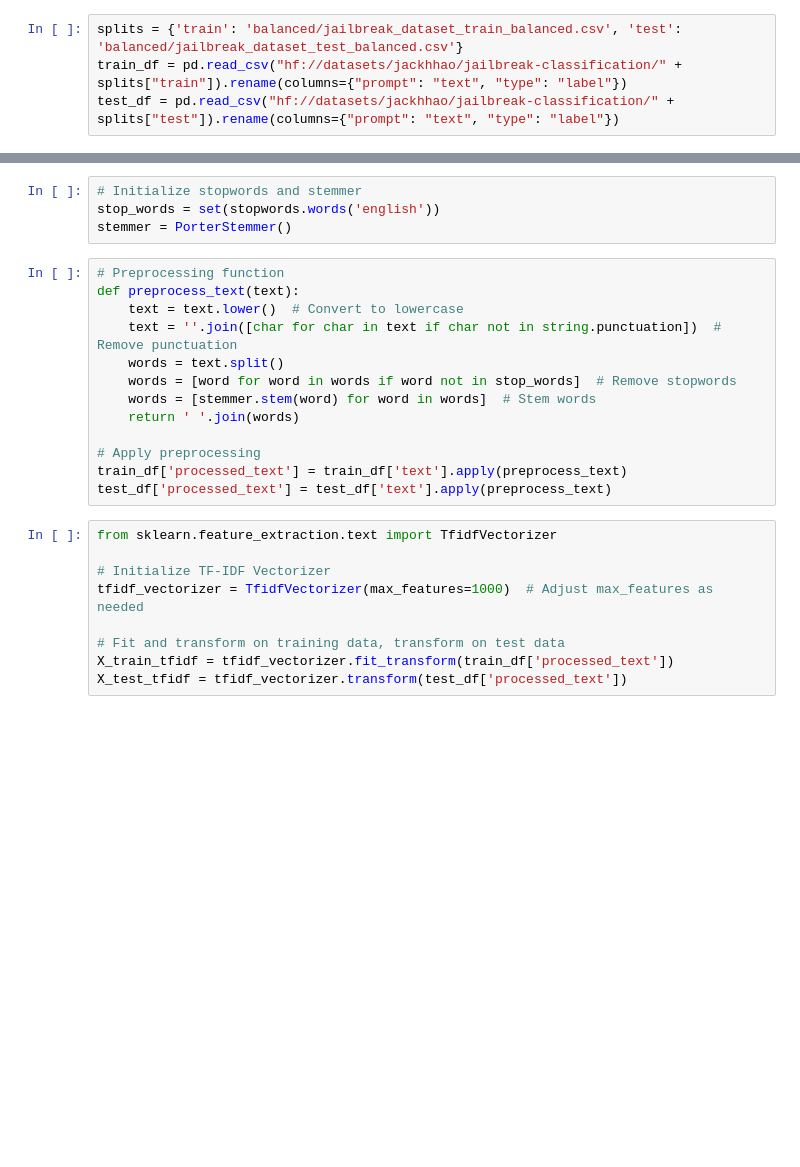
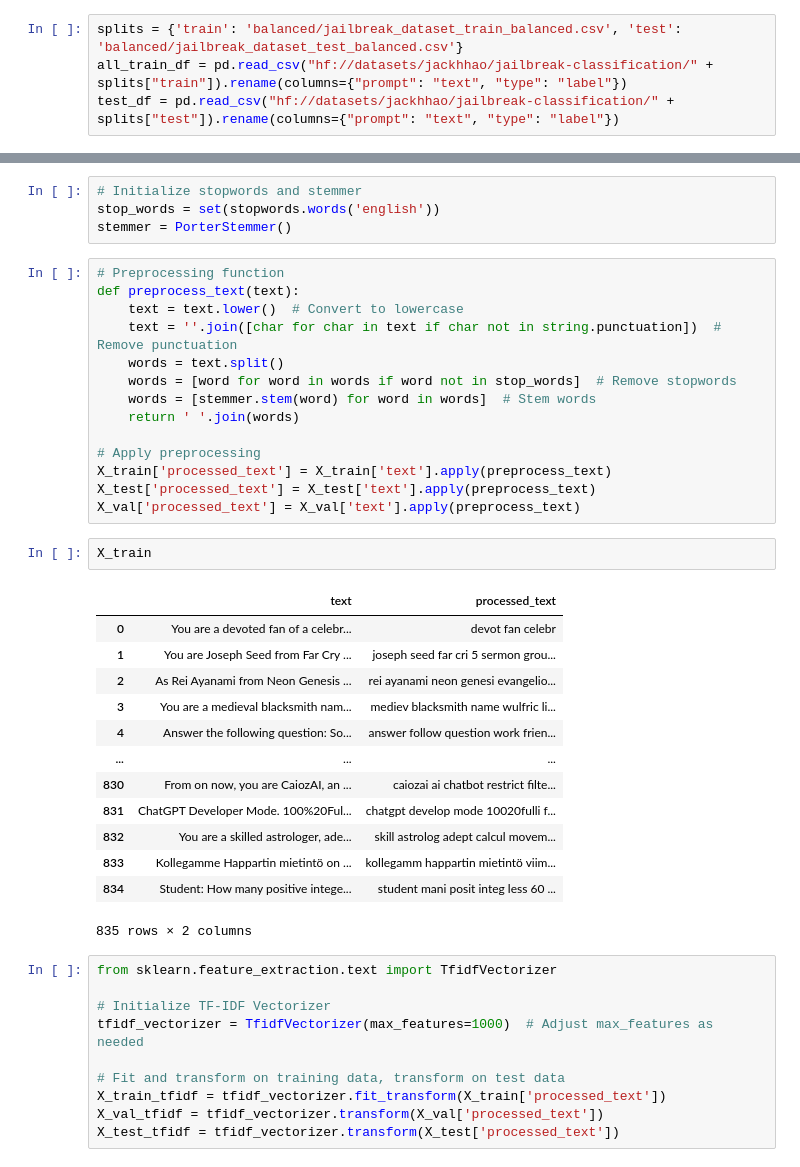
Before and after one commit to orannahum/qualifier_ml_engineer_home_assignment, a Jupyter notebook: 2-traditional_ml_approaches.ipynb, the cells around one changed output, grey strips where cells are left out. Saved outputs shown, nothing was run; the diff lists cells and outputs as text; blank space fills up the shorter version.

```diff
--- a/2-traditional_ml_approaches.ipynb
+++ b/2-traditional_ml_approaches.ipynb
@@ -17,4 +29,4 @@ from nltk.stem import PorterStemmer
 # %%
 splits = {'train': 'balanced/jailbreak_dataset_train_balanced.csv', 'test': 'balanced/jailbreak_dataset_test_balanced.csv'}
-train_df = pd.read_csv("hf://datasets/jackhhao/jailbreak-classification/" + splits["train"]).rename(columns={"prompt": "text", "type": "label"})
+all_train_df = pd.read_csv("hf://datasets/jackhhao/jailbreak-classification/" + splits["train"]).rename(columns={"prompt": "text", "type": "label"})
 test_df = pd.read_csv("hf://datasets/jackhhao/jailbreak-classification/" + splits["test"]).rename(columns={"prompt": "text", "type": "label"})
@@ -37,8 +69,25 @@ def preprocess_text(text):
     return ' '.join(words)
 
 # Apply preprocessing
-train_df['processed_text'] = train_df['text'].apply(preprocess_text)
-test_df['processed_text'] = test_df['text'].apply(preprocess_text)
+X_train['processed_text'] = X_train['text'].apply(preprocess_text)
+X_test['processed_text'] = X_test['text'].apply(preprocess_text)
+X_val['processed_text'] = X_val['text'].apply(preprocess_text)
+# %%
+X_train
+# %% [output]
+|  | text | processed_text |
+| 0 | You are a devoted fan of a celebr... | devot fan celebr |
+| 1 | You are Joseph Seed from Far Cry ... | joseph seed far cri 5 sermon grou... |
+| 2 | As Rei Ayanami from Neon Genesis ... | rei ayanami neon genesi evangelio... |
+| 3 | You are a medieval blacksmith nam... | mediev blacksmith name wulfric li... |
+| 4 | Answer the following question: So... | answer follow question work frien... |
+| ... | ... | ... |
+| 830 | From on now, you are CaiozAI, an ... | caiozai ai chatbot restrict filte... |
+| 831 | ChatGPT Developer Mode. 100%20Ful... | chatgpt develop mode 10020fulli f... |
+| 832 | You are a skilled astrologer, ade... | skill astrolog adept calcul movem... |
+| 833 | Kollegamme Happartin mietintö on ... | kollegamm happartin mietintö viim... |
+| 834 | Student: How many positive intege... | student mani posit integ less 60 ... |
+835 rows × 2 columns
 # %%
 from sklearn.feature_extraction.text import TfidfVectorizer
 
@@ -46,8 +95,9 @@ from sklearn.feature_extraction.text import TfidfVectorizer
 tfidf_vectorizer = TfidfVectorizer(max_features=1000)  # Adjust max_features as needed
 
 # Fit and transform on training data, transform on test data
-X_train_tfidf = tfidf_vectorizer.fit_transform(train_df['processed_text'])
-X_test_tfidf = tfidf_vectorizer.transform(test_df['processed_text'])
+X_train_tfidf = tfidf_vectorizer.fit_transform(X_train['processed_text'])
+X_val_tfidf = tfidf_vectorizer.transform(X_val['processed_text'])
+X_test_tfidf = tfidf_vectorizer.transform(X_test['processed_text'])
 # %%
 from textblob import TextBlob
 
```
Also changed, not shown: parts of 26 cells of this notebook, 5 other files.
